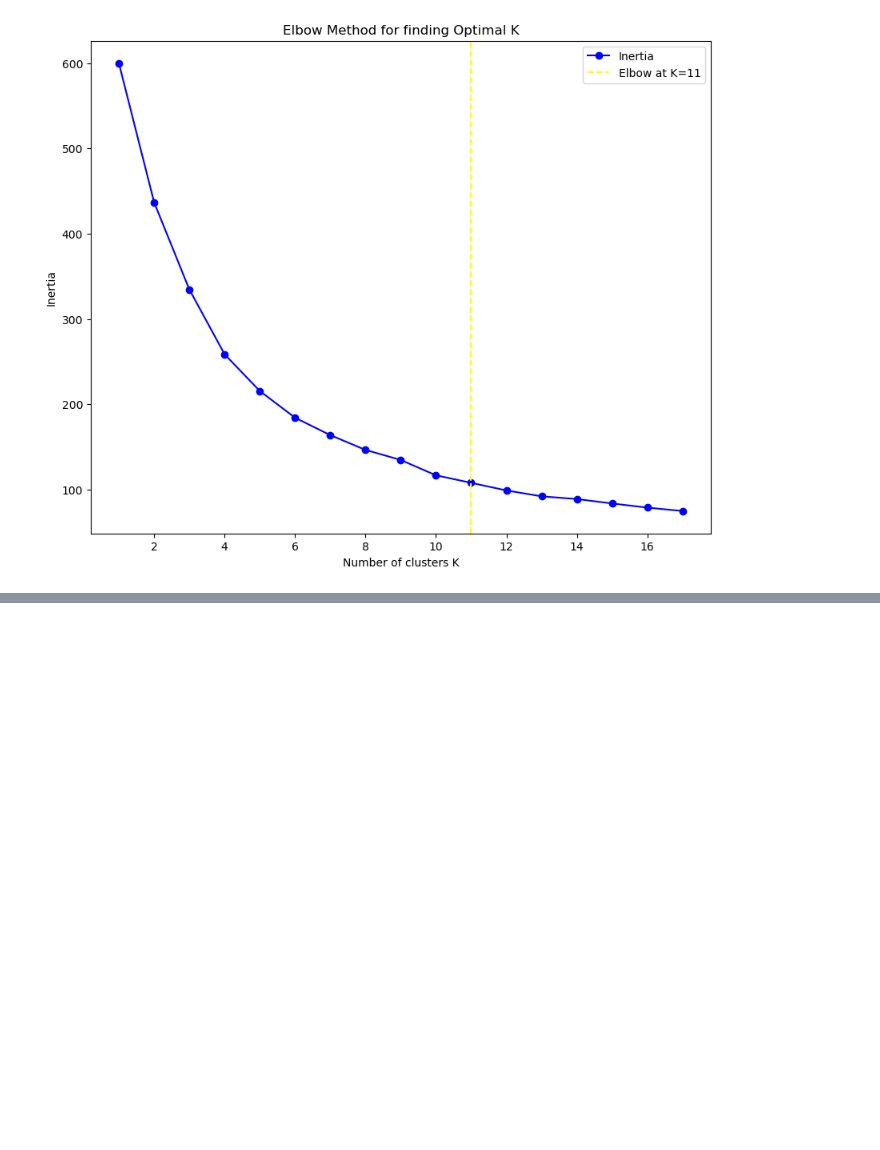
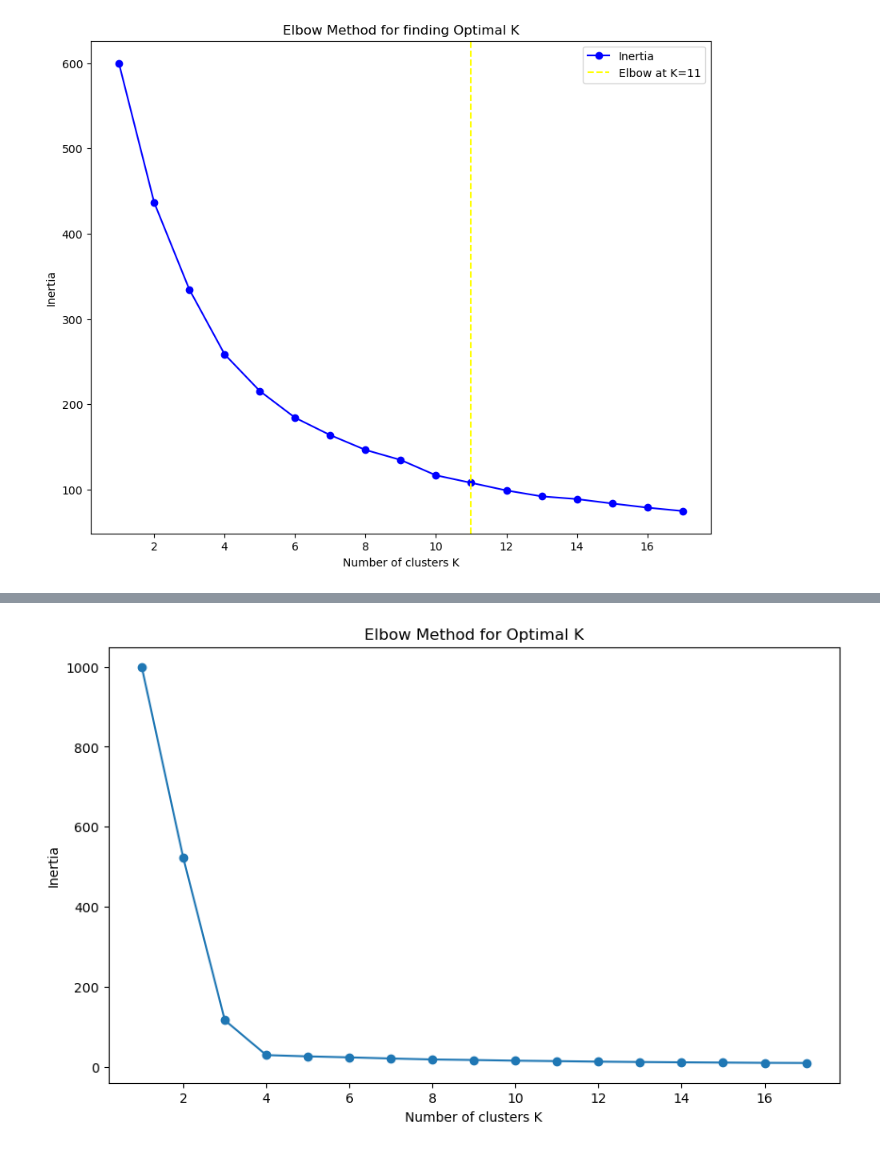
Before and after one commit to geoffreykemboi/Phase-4---Machine-Learning-II, a Jupyter notebook: recommend.ipynb, the cells around one changed output, grey strips where cells are left out. Cells and saved outputs as stored; diff of their text form; code cells hidden in the pictures; blank space fills up the shorter version.

```diff
--- a/recommend.ipynb
+++ b/recommend.ipynb
@@ -515,0 +510,33 @@ cluster
+# %%
+from sklearn.datasets import make_blobs
+from sklearn.preprocessing import StandardScaler
+import warnings
+warnings.filterwarnings("ignore")
+
+# Generate synthetic dataset with 4 clusters
+X, y = make_blobs(n_samples=500, centers=4, cluster_std=1.0, random_state=42)
+
+# Scale the features
+scaler = StandardScaler()
+X_scaled = scaler.fit_transform(X)
+# %%
+##Elbow score
+from sklearn.cluster import KMeans
+import matplotlib.pyplot as plt
+
+scores = []
+k_range = range(1, 18)
+
+for k in k_range:
+    kmeans = KMeans(n_clusters=k, random_state=24, n_init=10)
+    kmeans.fit(X_scaled)
+    scores.append(kmeans.inertia_)
+
+plt.figure(figsize=(10, 6))
+plt.plot(k_range, scores, marker='o')
+plt.xlabel("Number of clusters K")
+plt.ylabel("Inertia")
+plt.title("Elbow Method for Optimal K")
+plt.show()
+# %% [output]
+[figure, added]
```
Also changed, not shown: parts of 9 cells of this notebook.
